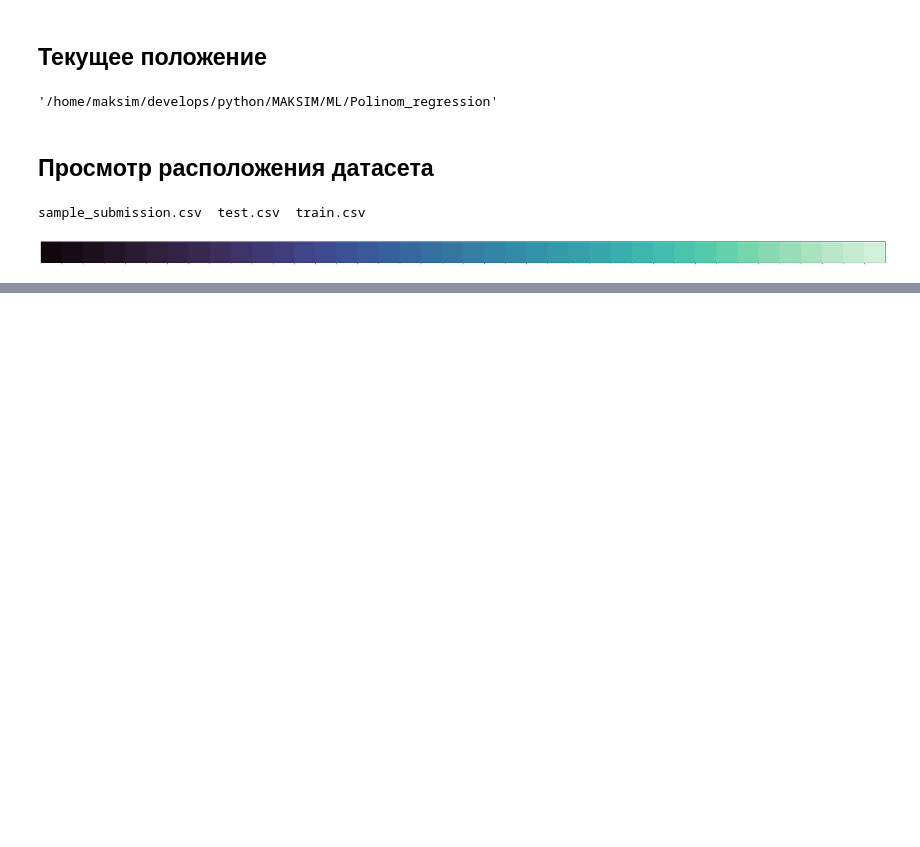
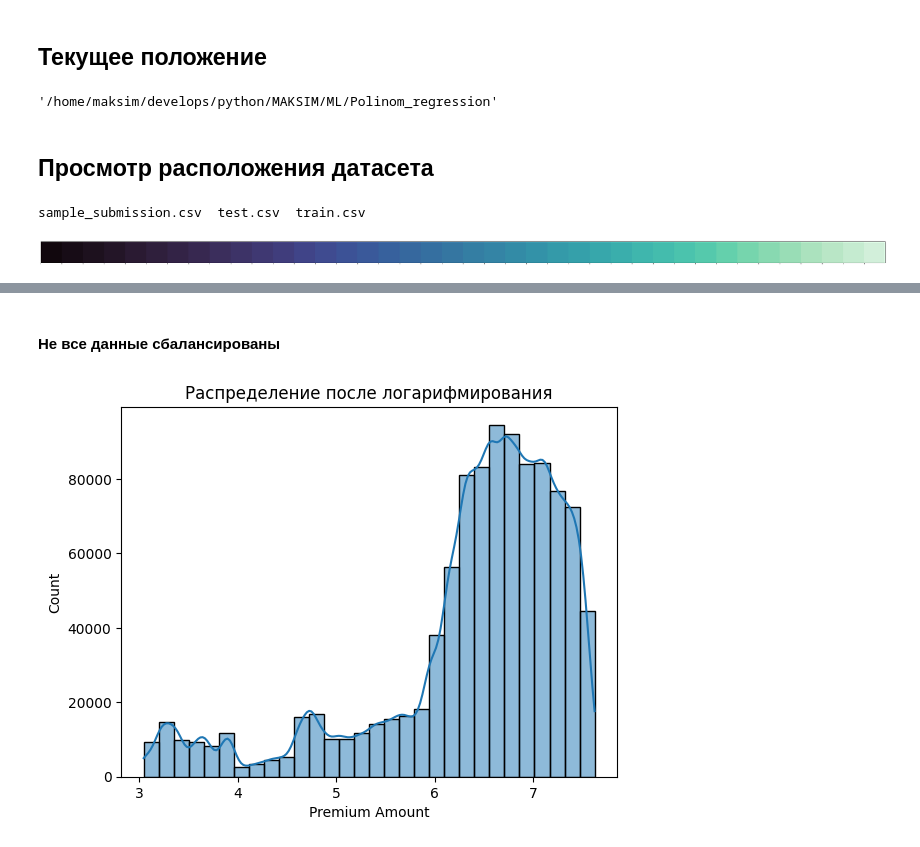
Before and after one commit to MALeyman/MAKSIM, a Jupyter notebook: ML/Polinom_regression/polinom_regression.ipynb, the cells around one changed output, grey strips where cells are left out. Saved outputs shown, nothing was run; the diff lists cells and outputs as text; code cells hidden in the pictures; blank space fills up the shorter version.

```diff
--- a/ML/Polinom_regression/polinom_regression.ipynb
+++ b/ML/Polinom_regression/polinom_regression.ipynb
@@ -88,0 +842,2 @@ print(data_test.head().to_string(index=False))
+# %%
+numeric_columns, categorical_columns = analiz_data(train_data_new)
@@ -88,0 +866,14 @@ print(data_test.head().to_string(index=False))
+# %%
+# Проверим выбросы в других числовых столбцах с использованием IQR
+for col in numeric_columns.columns:
+    Q1 = train_data_new[col].quantile(0.25)
+    Q3 = train_data_new[col].quantile(0.75)
+    IQR = Q3 - Q1
+    lower_bound = Q1 - 1.5 * IQR
+    upper_bound = Q3 + 1.5 * IQR
+
+    # Удаляем выбросы
+    train_data_new_2 = train_data_new[(train_data_new[col] >= lower_bound) &
+                                             (train_data_new[col] <= upper_bound)]
+
+    print(f"Обработаны выбросы в столбце {col}.")
@@ -88,0 +960,13 @@ print(data_test.head().to_string(index=False))
+# %% [markdown]
+#### Не все данные сбалансированы
+# %%
+train_data_encoded1 = pd.DataFrame()
+# %%
+train_data_encoded1["Premium Amount"] = np.log1p(train_data_new_2["Premium Amount"])
+
+# Гистограмма после логарифмического преобразования
+sns.histplot(train_data_encoded1["Premium Amount"], bins=30, kde=True)
+plt.title("Распределение после логарифмирования")
+plt.show()
+# %% [output]
+[figure, added]
```
Also changed, not shown: parts of 113 cells of this notebook.
